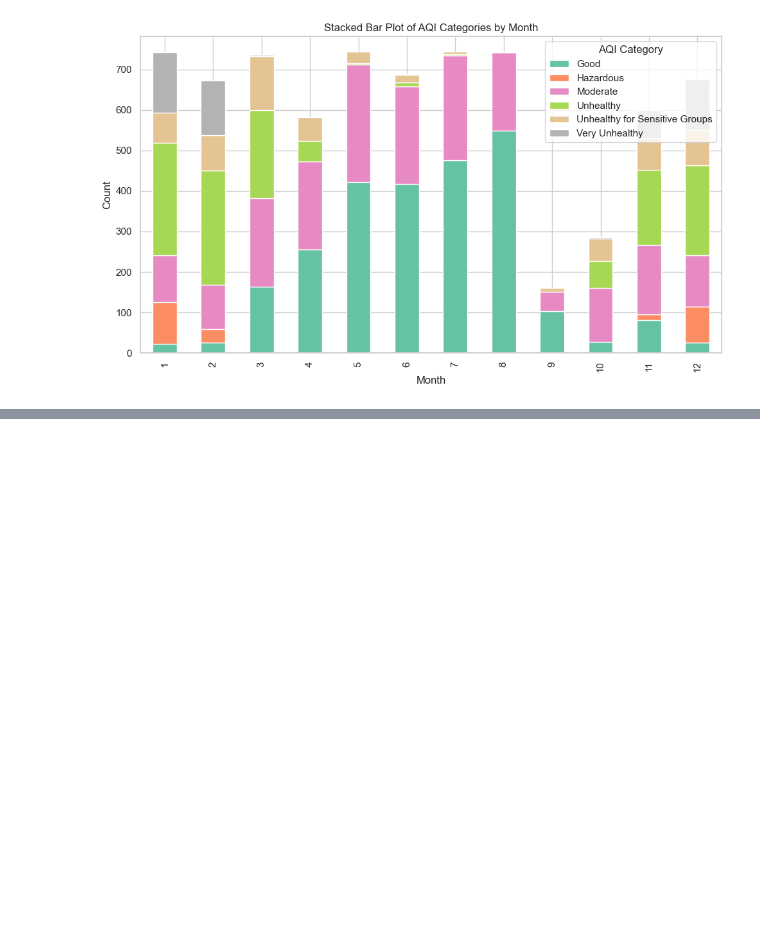
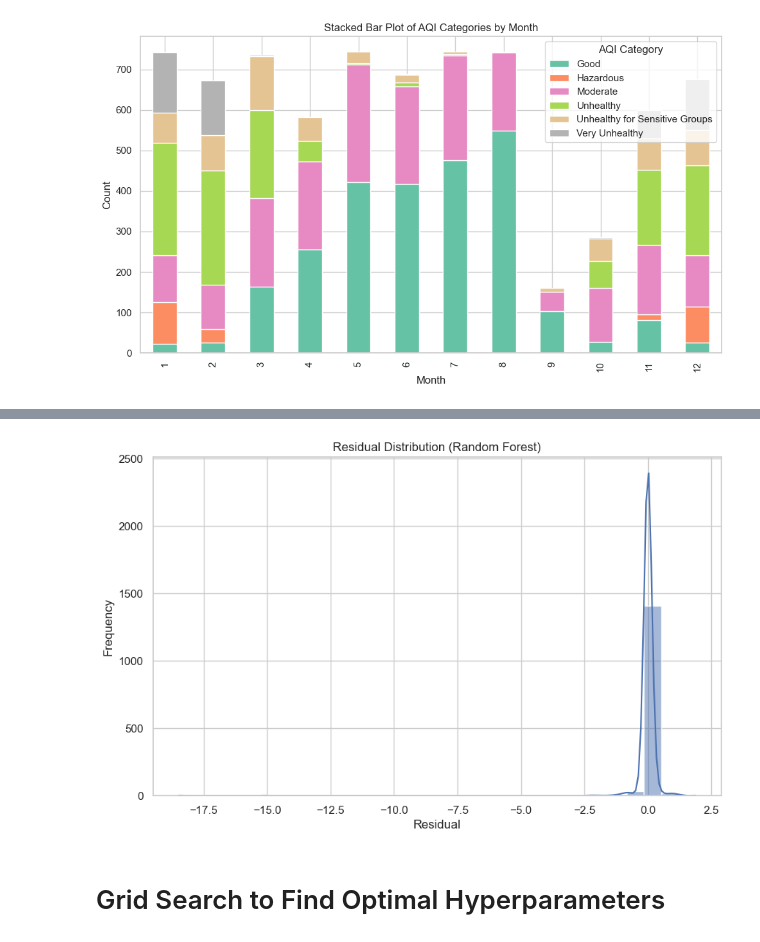
Before and after one commit to CCT-Dublin/capstone-project-Nomin1016, a Jupyter notebook: Nomin_CA2_StrategicThinking.ipynb, the cells around one changed output, grey strips where cells are left out. Saved outputs shown, nothing was run; the diff lists cells and outputs as text; code cells hidden in the pictures; blank space fills up the shorter version.

```diff
--- a/Nomin_CA2_StrategicThinking.ipynb
+++ b/Nomin_CA2_StrategicThinking.ipynb
@@ -301,0 +487,13 @@ plt.show()
+# %%
+# Residual Plot for Random Forest
+residuals_rf = y_test - y_pred_rf
+plt.figure(figsize=(10, 6))
+sns.histplot(residuals_rf, kde=True, bins=30)
+plt.title('Residual Distribution (Random Forest)')
+plt.xlabel('Residual')
+plt.ylabel('Frequency')
+plt.show()
+# %% [output]
+[figure, added]
+# %% [markdown]
+# Grid Search to Find Optimal Hyperparameters
```
Also changed, not shown: parts of 36 cells of this notebook.
